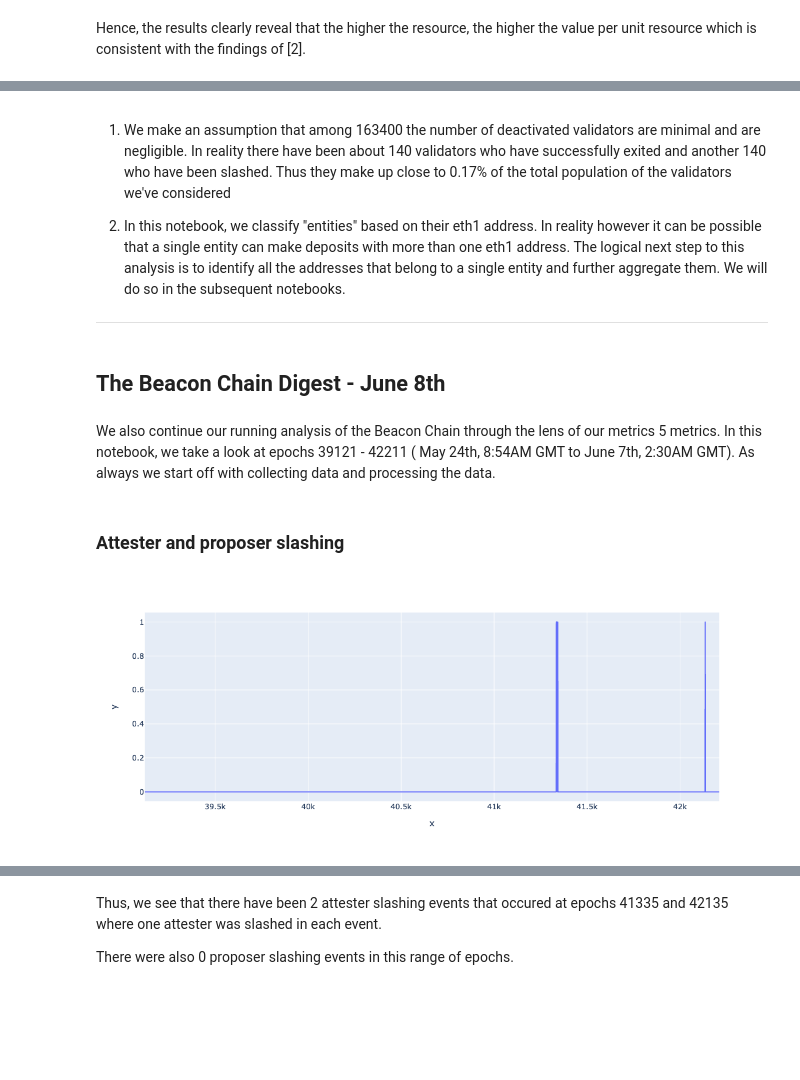
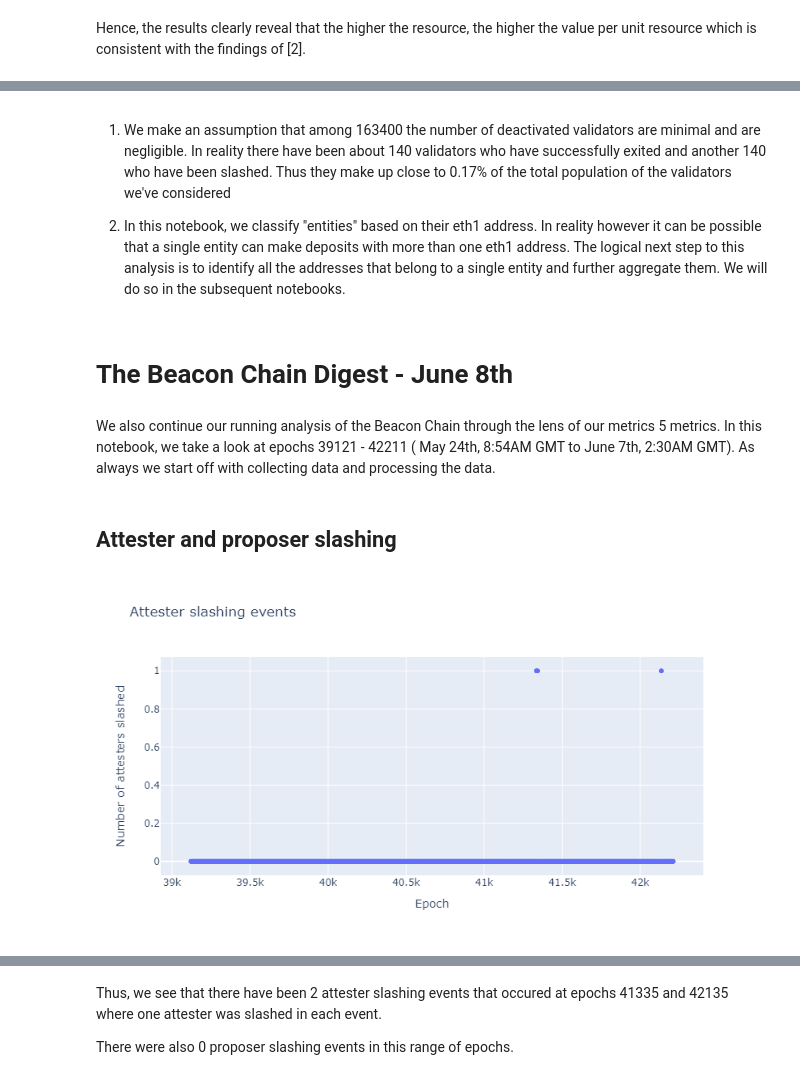
Before and after one commit to SHSR2001/beacondigest, a Jupyter notebook: notebooks/2021/06/07/oceanic.ipynb, the cells around one changed output, grey strips where cells are left out. Cells and saved outputs as stored; diff of their text form; code cells hidden in the pictures; blank space fills up the shorter version.

```diff
--- a/notebooks/2021/06/07/oceanic.ipynb
+++ b/notebooks/2021/06/07/oceanic.ipynb
@@ -198,10 +198,8 @@ Hence, the results clearly reveal that the higher the resource, the higher the v
 1) We make an assumption that among 163400 the number of deactivated validators are minimal and are negligible. In reality there have been about 140 validators who have successfully exited and another 140 who have been slashed. Thus they make up close to 0.17% of the total population of the validators we've considered
 
 2) In this notebook, we classify "entities" based on their eth1 address. In reality however it can be possible that a single entity can make deposits with more than one eth1 address. The logical next step to this analysis is to identify all the addresses that belong to a single entity and further aggregate them. We will do so in the subsequent notebooks.
-
----
 # %% [markdown]
-## The Beacon Chain Digest - June 8th
+# The Beacon Chain Digest - June 8th
 # %% [markdown]
 We also continue our running analysis of the Beacon Chain through the lens of our metrics 5 metrics. In this notebook, we take a look at epochs 39121 - 42211 ( May 24th, 8:54AM GMT to June 7th, 2:30AM GMT). As always we start off with collecting data and processing the data.
 # %%
@@ -232,9 +230,9 @@ df5.dropna(subset = ["epoch"], inplace=True)
 df6.replace("", nan_value, inplace=True)
 df6.dropna(subset = ["epoch"], inplace=True)
 # %% [markdown]
-### Attester and proposer slashing
+## Attester and proposer slashing
 # %%
-px.line(x=df1['epoch'], y=df1['attestor_slashing'])
+px.scatter(x=df1['epoch'], y=df1['attestor_slashing'], labels = {"x": "Epoch", "y": "Number of attesters slashed"}, title = "Attester slashing events")
 # %% [output]
-[figure, old version]
+[figure, new version]
 # %%
```
Also changed, not shown: parts of 24 cells of this notebook.
